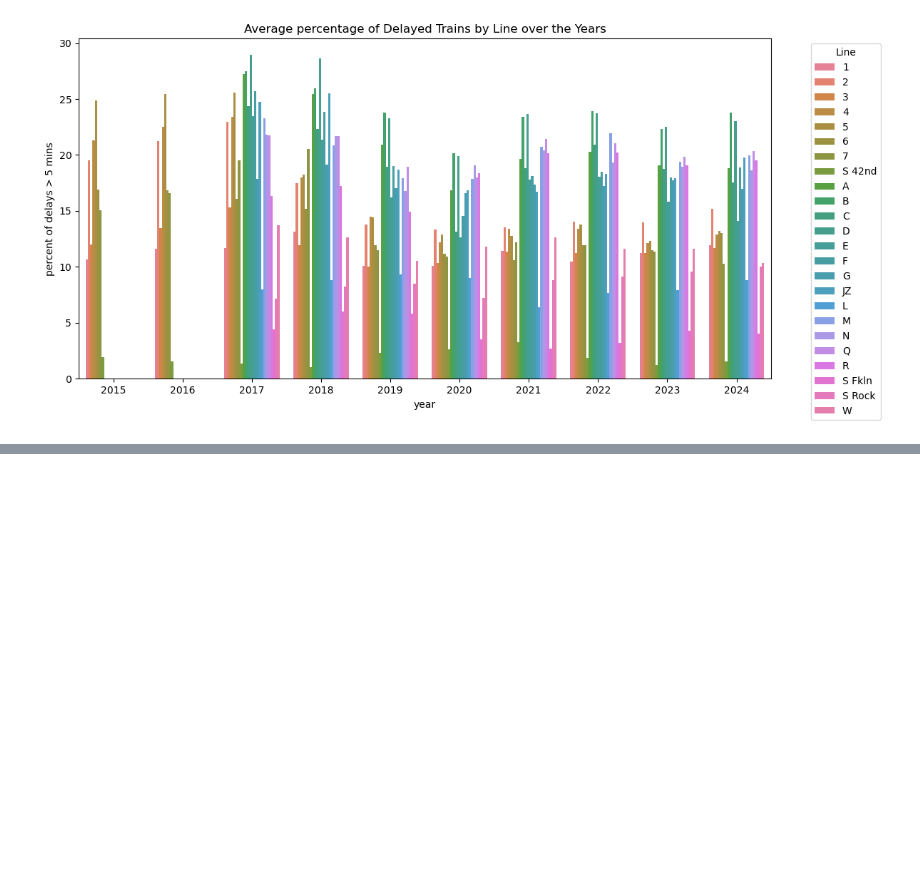
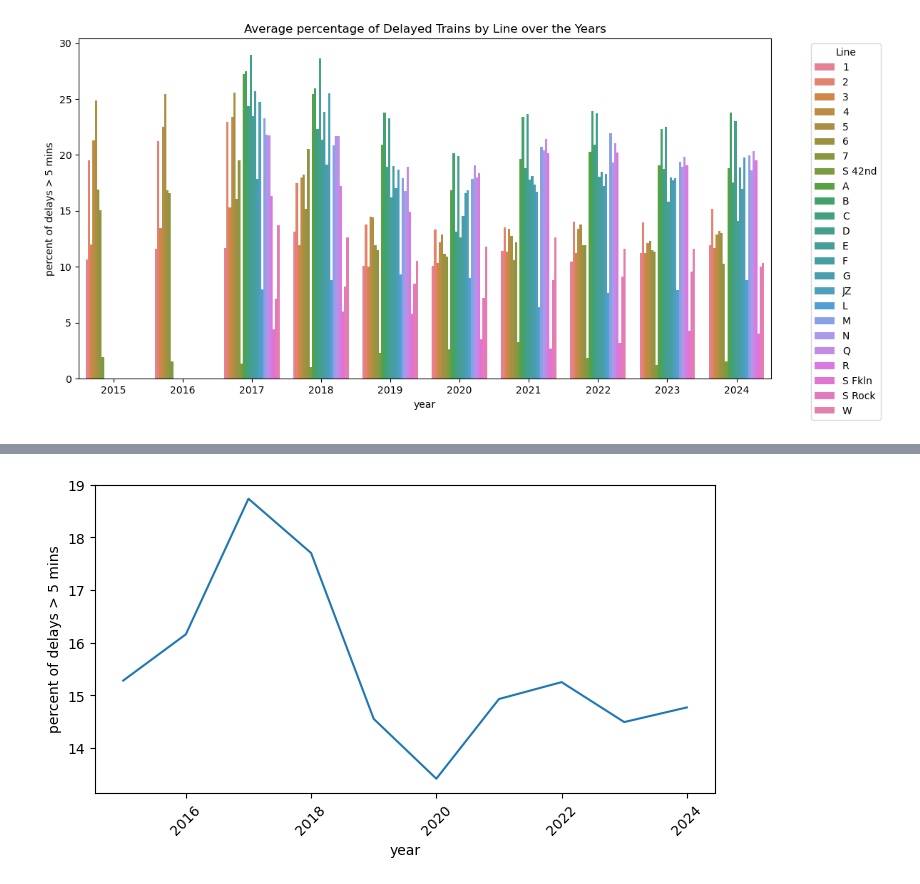
Before and after one commit to tali0n-git/MTA-subway-analysis, a Jupyter notebook: mina-notebook.ipynb, the cells around one changed output, grey strips where cells are left out. Cells and saved outputs as stored; diff of their text form; code cells hidden in the pictures; blank space fills up the shorter version.

```diff
--- a/mina-notebook.ipynb
+++ b/mina-notebook.ipynb
@@ -133,0 +169,13 @@ plt.show()
+# %%
+# percentage of delays over five mins throughout the years
+
+mta_monthly = mta.groupby('year').mean(numeric_only=True).reset_index()
+mta_monthly['over_five_mins_perc'] = mta_monthly['over_five_mins_perc'] *100
+
+plt.figure(figsize=(8, 4))
+sns.lineplot( data=mta_monthly, x='year', y='over_five_mins_perc')
+plt.xticks(rotation=45)
+plt.ylabel('percent of delays > 5 mins')
+plt.show()
+# %% [output]
+[figure, added]
```
Also changed, not shown: parts of 8 cells of this notebook.
